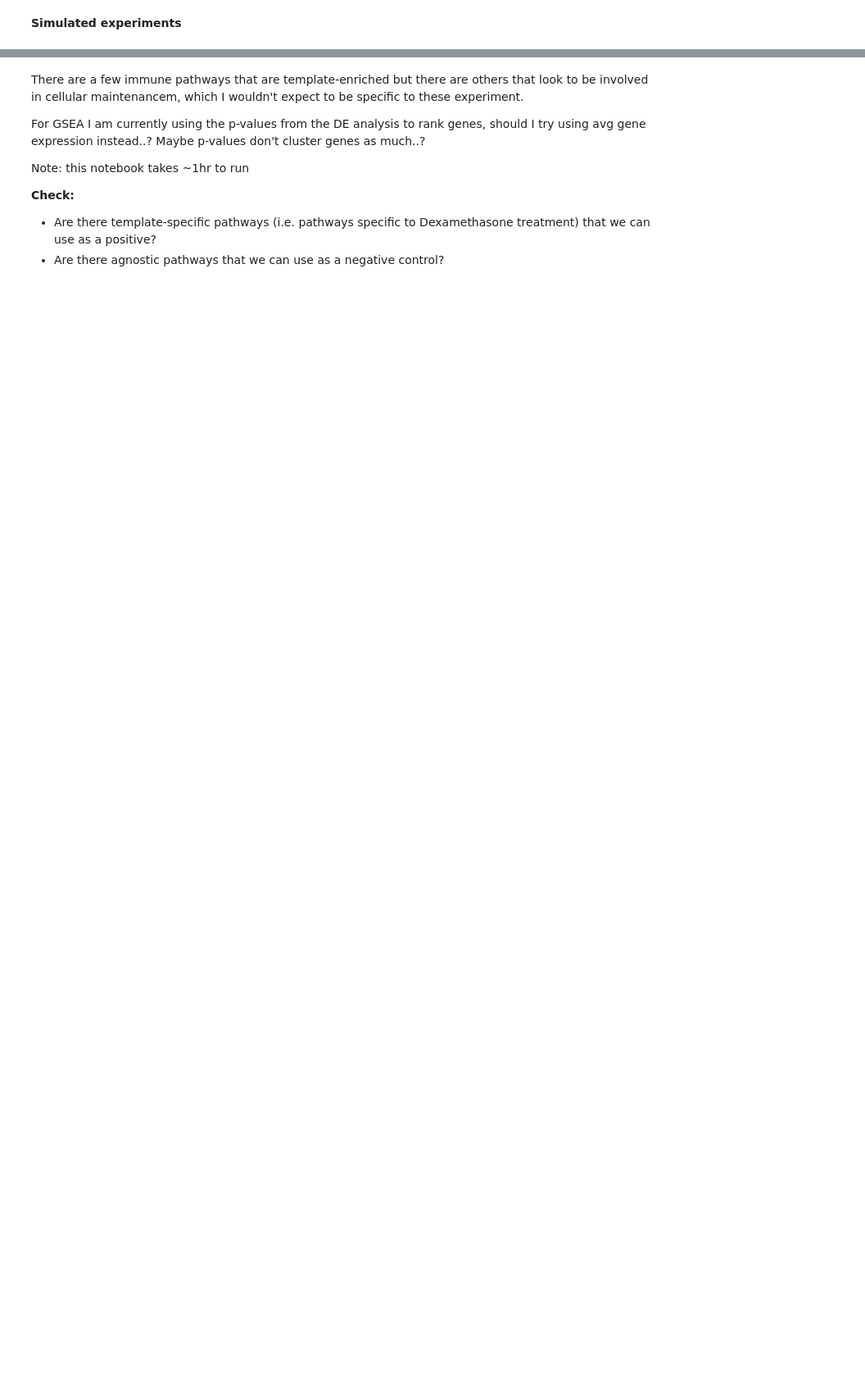
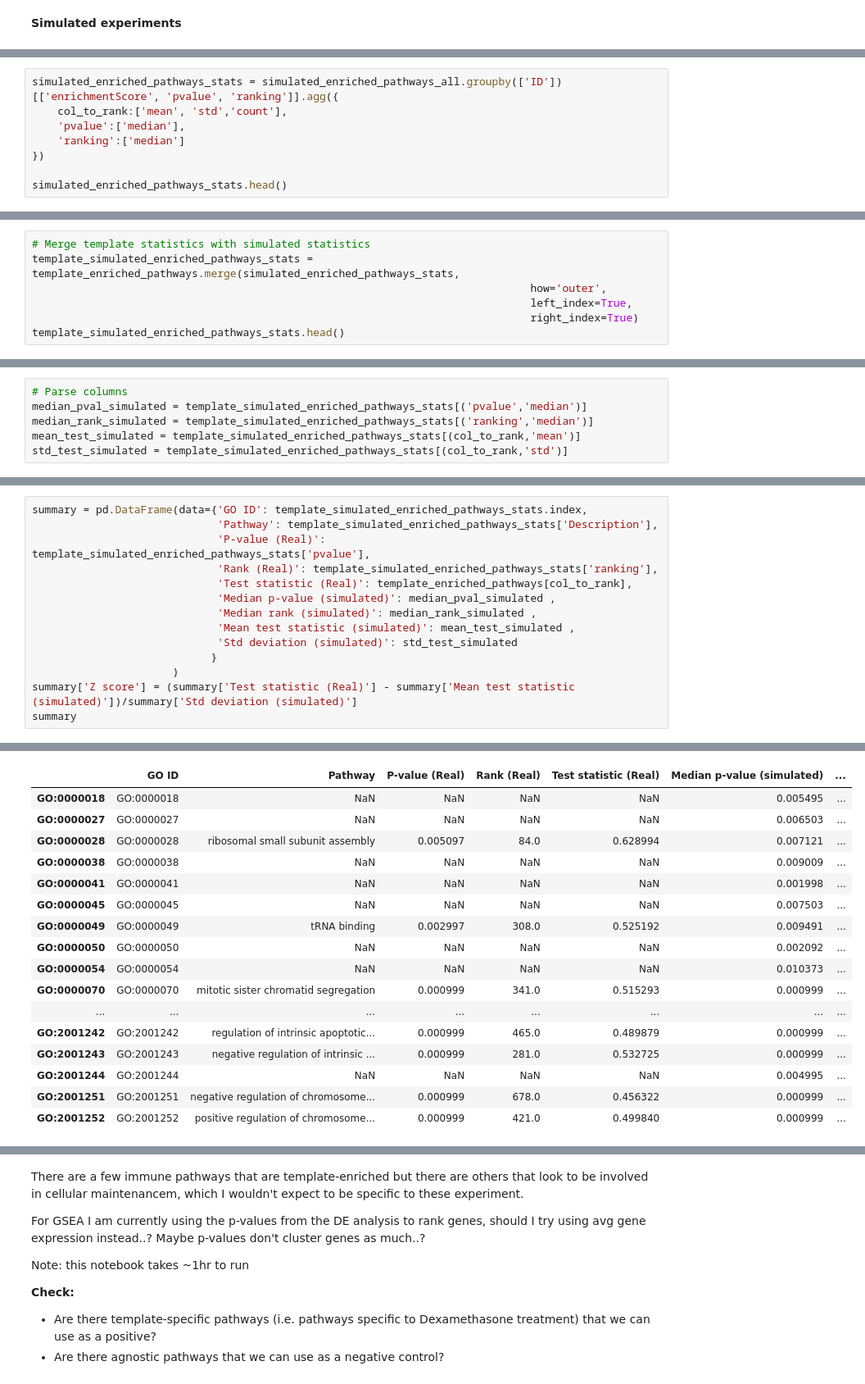
Before and after one commit to greenelab/simulate-expression-compendia, a Jupyter notebook: Rank_pathways/3_statistical_analyses.ipynb, the cells around one changed output, grey strips where cells are left out. Shown at 82% size. Saved outputs shown, nothing was run; the diff lists cells and outputs as text; blank space fills up the shorter version.

```diff
--- a/Rank_pathways/3_statistical_analyses.ipynb
+++ b/Rank_pathways/3_statistical_analyses.ipynb
@@ -424,0 +371,8 @@ simulated_rank_dict
+# %%
+simulated_enriched_pathways_stats = simulated_enriched_pathways_all.groupby(['ID'])[['enrichmentScore', 'pvalue', 'ranking']].agg({
+    col_to_rank:['mean', 'std','count'],
+    'pvalue':['median'],
+    'ranking':['median']
+})
+
+simulated_enriched_pathways_stats.head()
@@ -424,0 +388,7 @@ simulated_rank_dict
+# %%
+# Merge template statistics with simulated statistics
+template_simulated_enriched_pathways_stats = template_enriched_pathways.merge(simulated_enriched_pathways_stats,
+                                                                              how='outer',
+                                                                              left_index=True,
+                                                                              right_index=True)
+template_simulated_enriched_pathways_stats.head()
@@ -425 +403,7 @@ simulated_rank_dict
+# %%
+# Parse columns
+median_pval_simulated = template_simulated_enriched_pathways_stats[('pvalue','median')]
+median_rank_simulated = template_simulated_enriched_pathways_stats[('ranking','median')]
+mean_test_simulated = template_simulated_enriched_pathways_stats[(col_to_rank,'mean')]
+std_test_simulated = template_simulated_enriched_pathways_stats[(col_to_rank,'std')]
 # %% [markdown]
@@ -488,0 +422,15 @@ Median simulated rank:  51.0
+# %%
+summary = pd.DataFrame(data={'GO ID': template_simulated_enriched_pathways_stats.index,
+                             'Pathway': template_simulated_enriched_pathways_stats['Description'],
+                             'P-value (Real)': template_simulated_enriched_pathways_stats['pvalue'],
+                             'Rank (Real)': template_simulated_enriched_pathways_stats['ranking'],
+                             'Test statistic (Real)': template_enriched_pathways[col_to_rank],
+                             'Median p-value (simulated)': median_pval_simulated ,
+                             'Median rank (simulated)': median_rank_simulated ,
+                             'Mean test statistic (simulated)': mean_test_simulated ,
+                             'Std deviation (simulated)': std_test_simulated
+                            }
+                      )
+summary['Z score'] = (summary['Test statistic (Real)'] - summary['Mean test statistic (simulated)'])/summary['Std deviation (simulated)']
+summary
+# %% [output]
@@ -488,0 +438,17 @@ Median simulated rank:  51.0
+|  | GO ID | Pathway | P-value (Real) | Rank (Real) | Test statistic (Real) | Median p-value (simulated) | ... |
+| GO:0000018 | GO:0000018 | NaN | NaN | NaN | NaN | 0.005495 | ... |
+| GO:0000027 | GO:0000027 | NaN | NaN | NaN | NaN | 0.006503 | ... |
+| GO:0000028 | GO:0000028 | ribosomal small subunit assembly | 0.005097 | 84.0 | 0.628994 | 0.007121 | ... |
+| GO:0000038 | GO:0000038 | NaN | NaN | NaN | NaN | 0.009009 | ... |
+| GO:0000041 | GO:0000041 | NaN | NaN | NaN | NaN | 0.001998 | ... |
+| GO:0000045 | GO:0000045 | NaN | NaN | NaN | NaN | 0.007503 | ... |
+| GO:0000049 | GO:0000049 | tRNA binding | 0.002997 | 308.0 | 0.525192 | 0.009491 | ... |
+| GO:0000050 | GO:0000050 | NaN | NaN | NaN | NaN | 0.002092 | ... |
+| GO:0000054 | GO:0000054 | NaN | NaN | NaN | NaN | 0.010373 | ... |
+| GO:0000070 | GO:0000070 | mitotic sister chromatid segregation | 0.000999 | 341.0 | 0.515293 | 0.000999 | ... |
+| ... | ... | ... | ... | ... | ... | ... | ... |
+| GO:2001242 | GO:2001242 | regulation of intrinsic apoptotic... | 0.000999 | 465.0 | 0.489879 | 0.000999 | ... |
+| GO:2001243 | GO:2001243 | negative regulation of intrinsic ... | 0.000999 | 281.0 | 0.532725 | 0.000999 | ... |
+| GO:2001244 | GO:2001244 | NaN | NaN | NaN | NaN | 0.004995 | ... |
+| GO:2001251 | GO:2001251 | negative regulation of chromosome... | 0.000999 | 678.0 | 0.456322 | 0.000999 | ... |
+| GO:2001252 | GO:2001252 | positive regulation of chromosome... | 0.000999 | 421.0 | 0.499840 | 0.000999 | ... |
```
Also changed, not shown: parts of 24 cells of this notebook, 1 other file.
